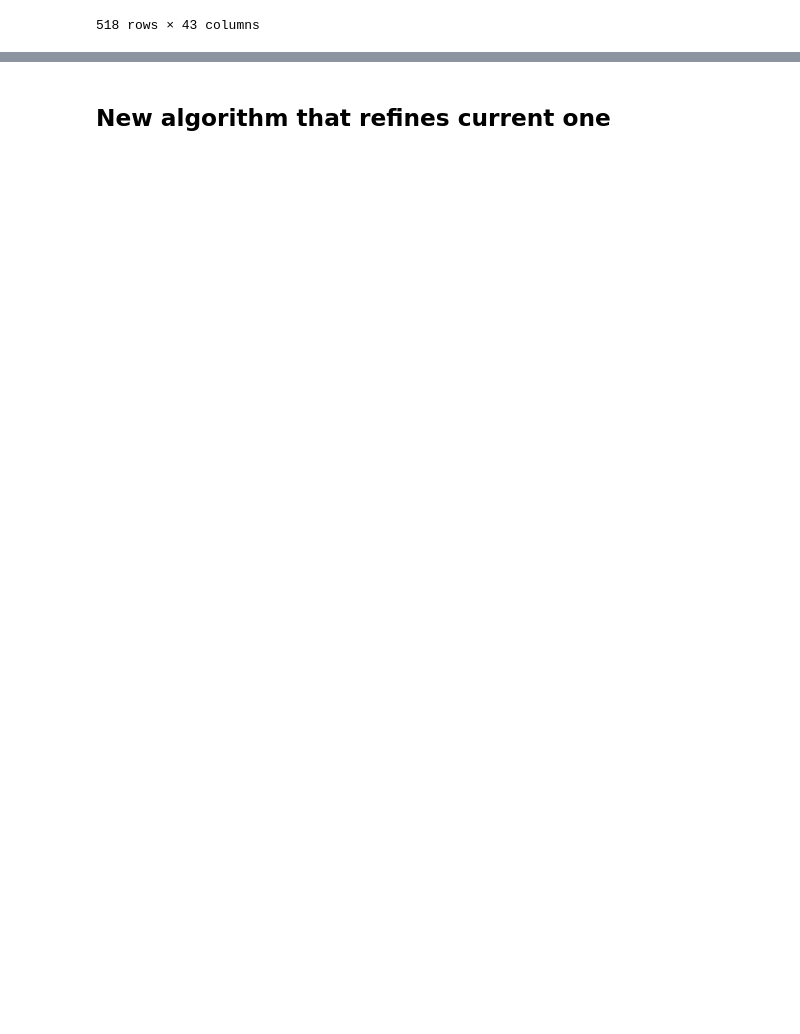
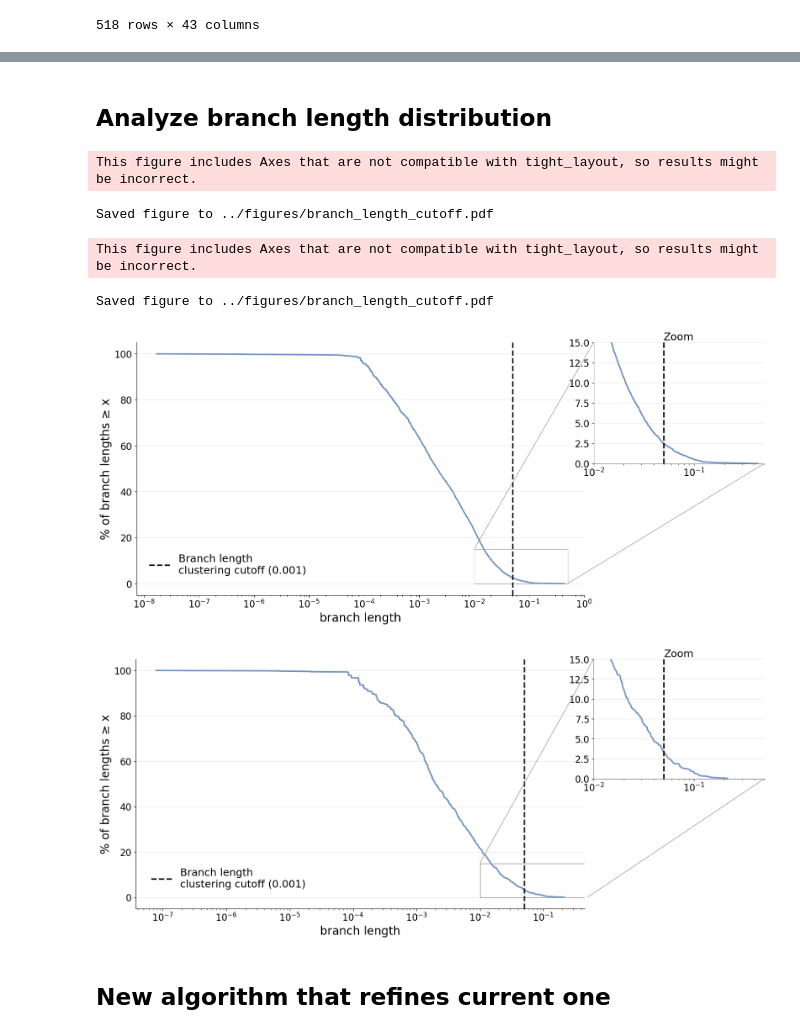
Before and after one commit to marie3003/junction_dataset, a Jupyter notebook: explore/playground_newalgorithm.ipynb, the cells around one changed output, grey strips where cells are left out. Cells and saved outputs as stored; diff of their text form; code cells hidden in the pictures; blank space fills up the shorter version.

```diff
--- a/explore/playground_newalgorithm.ipynb
+++ b/explore/playground_newalgorithm.ipynb
@@ -38,3 +199,49 @@ jdf_all
+# %% [markdown]
+## Analyze branch length distribution
+# %%
+block_bl_df = collect_all_block_branch_lengths("../results/", save_path="../results/consensus_analysis/block_branch_lengths.csv")
+bl_cutoff = 0.05
+
+plot_all_junctions_pairwise_distances_zoom(
+    distances_df=block_bl_df[~block_bl_df['core'] & (block_bl_df['branch_length'] > 1e-8)],
+    distance_col='branch_length',
+    cumulative=True,
+    percentage=True,
+    log_x=True,
+    vline=bl_cutoff,
+    figsize=(12, 7),
+    title="",
+    xlabel="branch length",
+    ylabel="% of branch lengths ≥ x",
+    legend_title="Branch length \nclustering cutoff (0.001)",
+    zoom_xlim=(1e-2, 5e-1),
+    zoom_ylim=(0, 15),
+    save_path="../figures/branch_length_cutoff.pdf"
+)
+
+plot_all_junctions_pairwise_distances_zoom(
+    distances_df=block_bl_df[block_bl_df['duplicated'] & (block_bl_df['branch_length'] > 1e-8)],
+    distance_col='branch_length',
+    cumulative=True,
+    percentage=True,
+    log_x=True,
+    vline=bl_cutoff,
+    figsize=(12, 7),
+    title="",
+    xlabel="branch length",
+    ylabel="% of branch lengths ≥ x",
+    legend_title="Branch length \nclustering cutoff (0.001)",
+    zoom_xlim=(1e-2, 5e-1),
+    zoom_ylim=(0, 15),
+    save_path="../figures/branch_length_cutoff.pdf"
+)
+# %% [output]
+This figure includes Axes that are not compatible with tight_layout, so results might be incorrect.
+Saved figure to ../figures/branch_length_cutoff.pdf
+This figure includes Axes that are not compatible with tight_layout, so results might be incorrect.
+Saved figure to ../figures/branch_length_cutoff.pdf
+[figure, added]
+[figure, added]
 # %% [markdown]
 ## New algorithm that refines current one
 # %%
```
Also changed, not shown: parts of 38 cells of this notebook, 9 other files.
